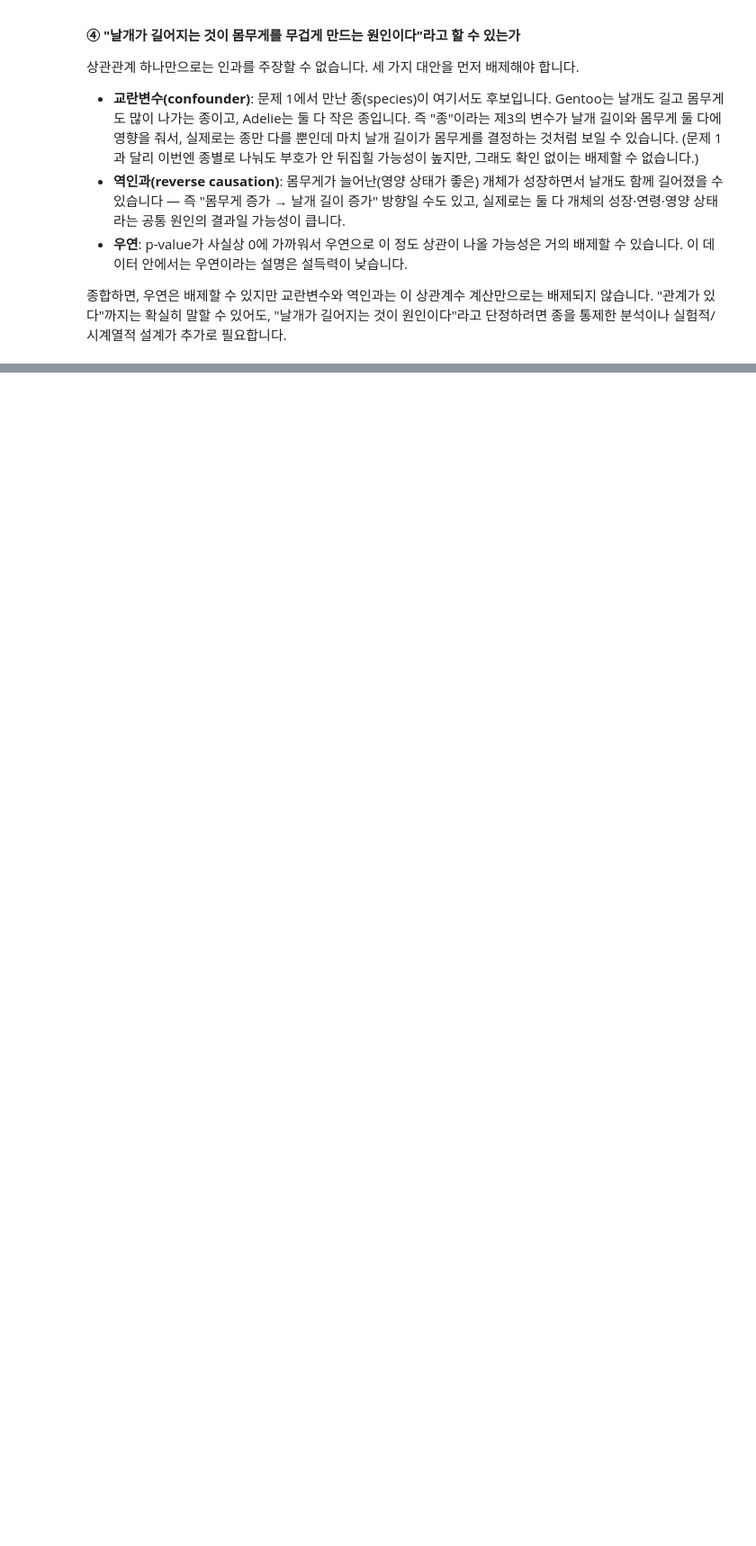
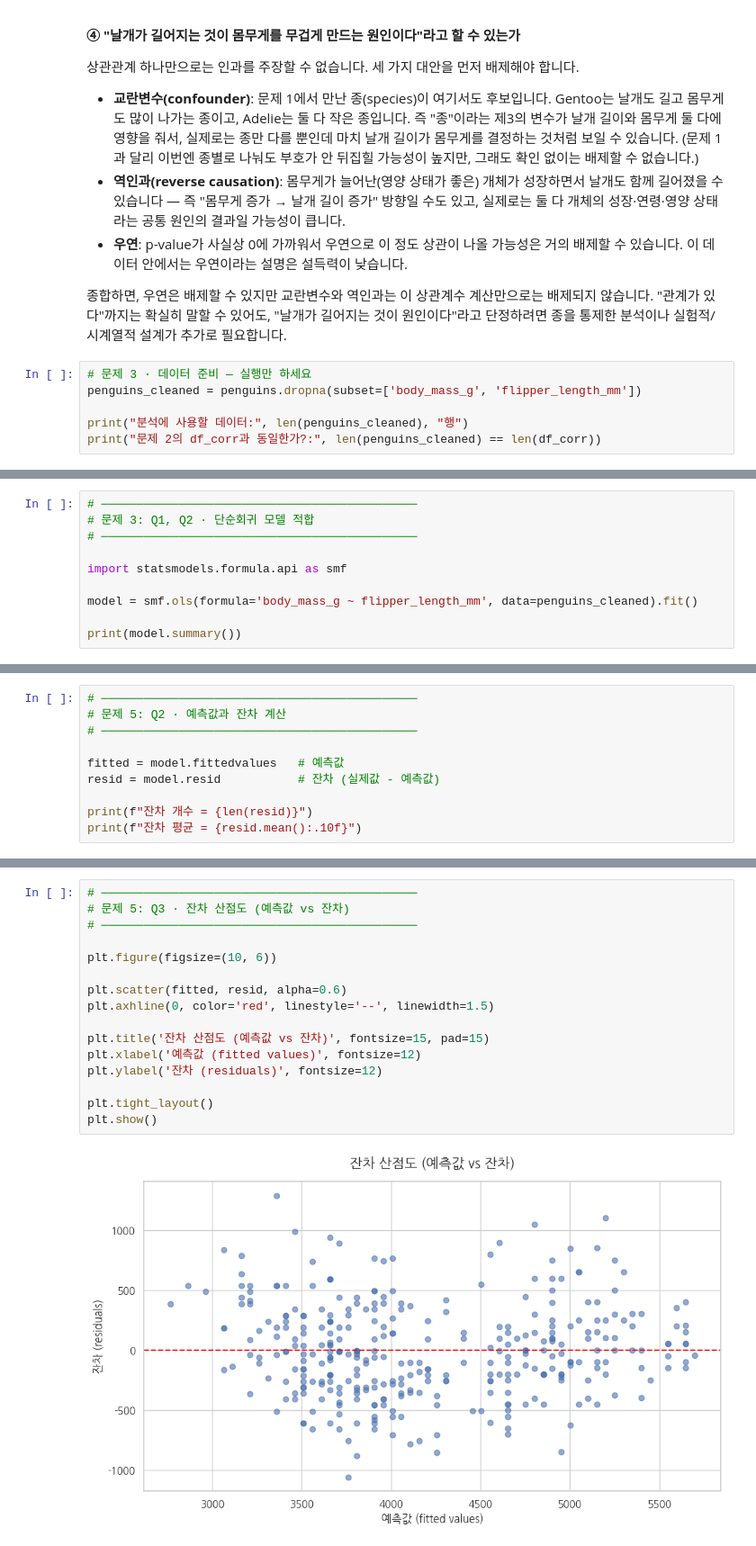
Before and after one commit to crowmag2/ai-data-bootcamp, a Jupyter notebook: D015/D015.ipynb, the cells around one changed output, grey strips where cells are left out. Shown at 90% size. Cells and saved outputs as stored; diff of their text form; blank space fills up the shorter version.

```diff
--- a/D015/D015.ipynb
+++ b/D015/D015.ipynb
@@ -393,3 +393,9 @@ Q2의 p-값은 "모집단의 상관계수가 0이다(즉 두 변수 사이에
 - **우연**: p-value가 사실상 0에 가까워서 우연으로 이 정도 상관이 나올 가능성은 거의 배제할 수 있습니다. 이 데이터 안에서는 우연이라는 설명은 설득력이 낮습니다.
 
 종합하면, 우연은 배제할 수 있지만 교란변수와 역인과는 이 상관계수 계산만으로는 배제되지 않습니다. "관계가 있다"까지는 확실히 말할 수 있어도, "날개가 길어지는 것이 원인이다"라고 단정하려면 종을 통제한 분석이나 실험적/시계열적 설계가 추가로 필요합니다.
+# %%
+# 문제 3 · 데이터 준비 — 실행만 하세요
+penguins_cleaned = penguins.dropna(subset=['body_mass_g', 'flipper_length_mm'])
+
+print("분석에 사용할 데이터:", len(penguins_cleaned), "행")
+print("문제 2의 df_corr과 동일한가?:", len(penguins_cleaned) == len(df_corr))
@@ -395,0 +406,10 @@ Q2의 p-값은 "모집단의 상관계수가 0이다(즉 두 변수 사이에
+# %%
+# ─────────────────────────────────────────────
+# 문제 3: Q1, Q2 · 단순회귀 모델 적합
+# ─────────────────────────────────────────────
+
+import statsmodels.formula.api as smf
+
+model = smf.ols(formula='body_mass_g ~ flipper_length_mm', data=penguins_cleaned).fit()
+
+print(model.summary())
@@ -395,0 +707,10 @@ Q2의 p-값은 "모집단의 상관계수가 0이다(즉 두 변수 사이에
+# %%
+# ─────────────────────────────────────────────
+# 문제 5: Q2 · 예측값과 잔차 계산
+# ─────────────────────────────────────────────
+
+fitted = model.fittedvalues   # 예측값
+resid = model.resid           # 잔차 (실제값 - 예측값)
+
+print(f"잔차 개수 = {len(resid)}")
+print(f"잔차 평균 = {resid.mean():.10f}")
@@ -395,0 +720,18 @@ Q2의 p-값은 "모집단의 상관계수가 0이다(즉 두 변수 사이에
+# %%
+# ─────────────────────────────────────────────
+# 문제 5: Q3 · 잔차 산점도 (예측값 vs 잔차)
+# ─────────────────────────────────────────────
+
+plt.figure(figsize=(10, 6))
+
+plt.scatter(fitted, resid, alpha=0.6)
+plt.axhline(0, color='red', linestyle='--', linewidth=1.5)
+
+plt.title('잔차 산점도 (예측값 vs 잔차)', fontsize=15, pad=15)
+plt.xlabel('예측값 (fitted values)', fontsize=12)
+plt.ylabel('잔차 (residuals)', fontsize=12)
+
+plt.tight_layout()
+plt.show()
+# %% [output]
+[figure, added]
```
Also changed, not shown: parts of 19 cells of this notebook.
